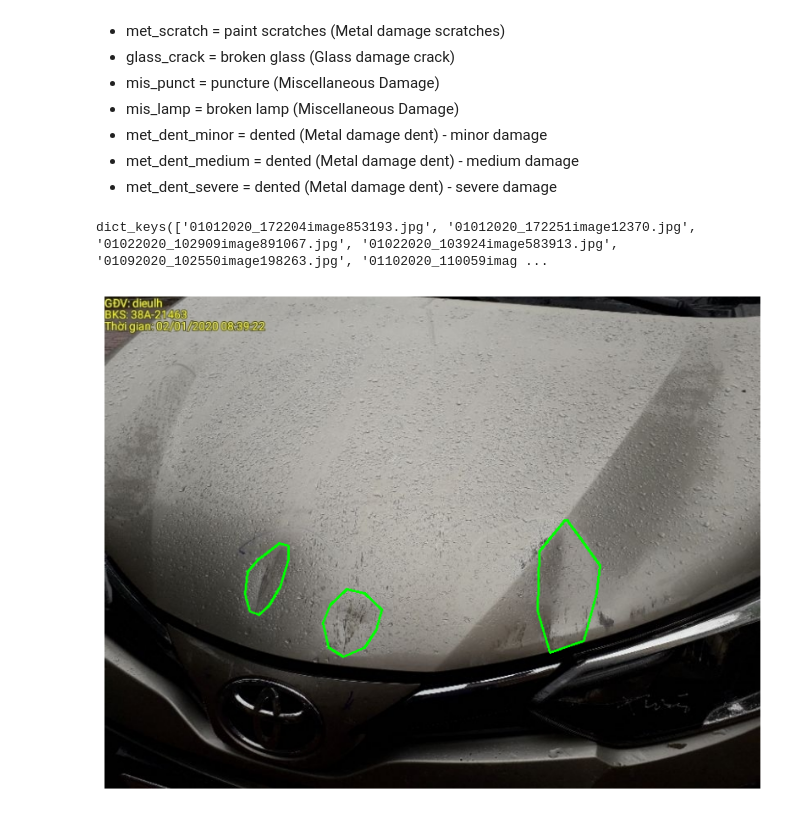
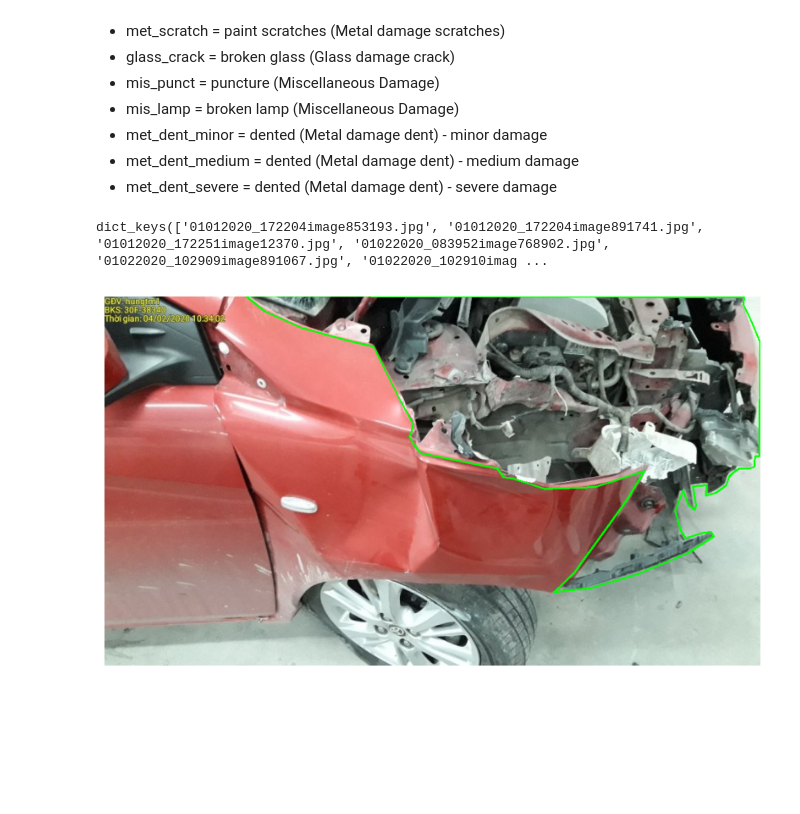
Before and after one commit to ACM40960/project-danielquesada89, a Jupyter notebook: Notebooks/99_check_photos.ipynb, the cells around one changed output. Saved outputs shown, nothing was run; the diff lists cells and outputs as text; code cells hidden in the pictures; blank space fills up the shorter version.

```diff
--- a/Notebooks/99_check_photos.ipynb
+++ b/Notebooks/99_check_photos.ipynb
@@ -72,13 +72,13 @@ with open(os.path.join(train_path_original, train_annotations_json  ), "r") as f
     coco_data = json.load(f)
 # %%
 # we extract images with this damage type
-class_name="met_dent"
+class_name="mis_lost"
 data_class = extract_coco_data(coco_data, class_name)
 # %%
 data_class.keys()
 # %% [output]
-dict_keys(['01012020_172204image853193.jpg', '01012020_172251image12370.jpg', '01022020_102909image891067.jpg', '01022020_103924image583913.jpg', '01092020_102550image198263.jpg', '01102020_110059imag ...
+dict_keys(['01012020_172204image853193.jpg', '01012020_172204image891741.jpg', '01012020_172251image12370.jpg', '01022020_083952image768902.jpg', '01022020_102909image891067.jpg', '01022020_102910imag ...
 # %%
-plot_photo_df(train_path_original,'02012020_084042image591800.jpg', data_class)
+plot_photo_df(train_path_original,'04022020_103415image767642.jpg', data_class)
 # %% [output]
-[figure, old version]
+[figure, new version]
```
